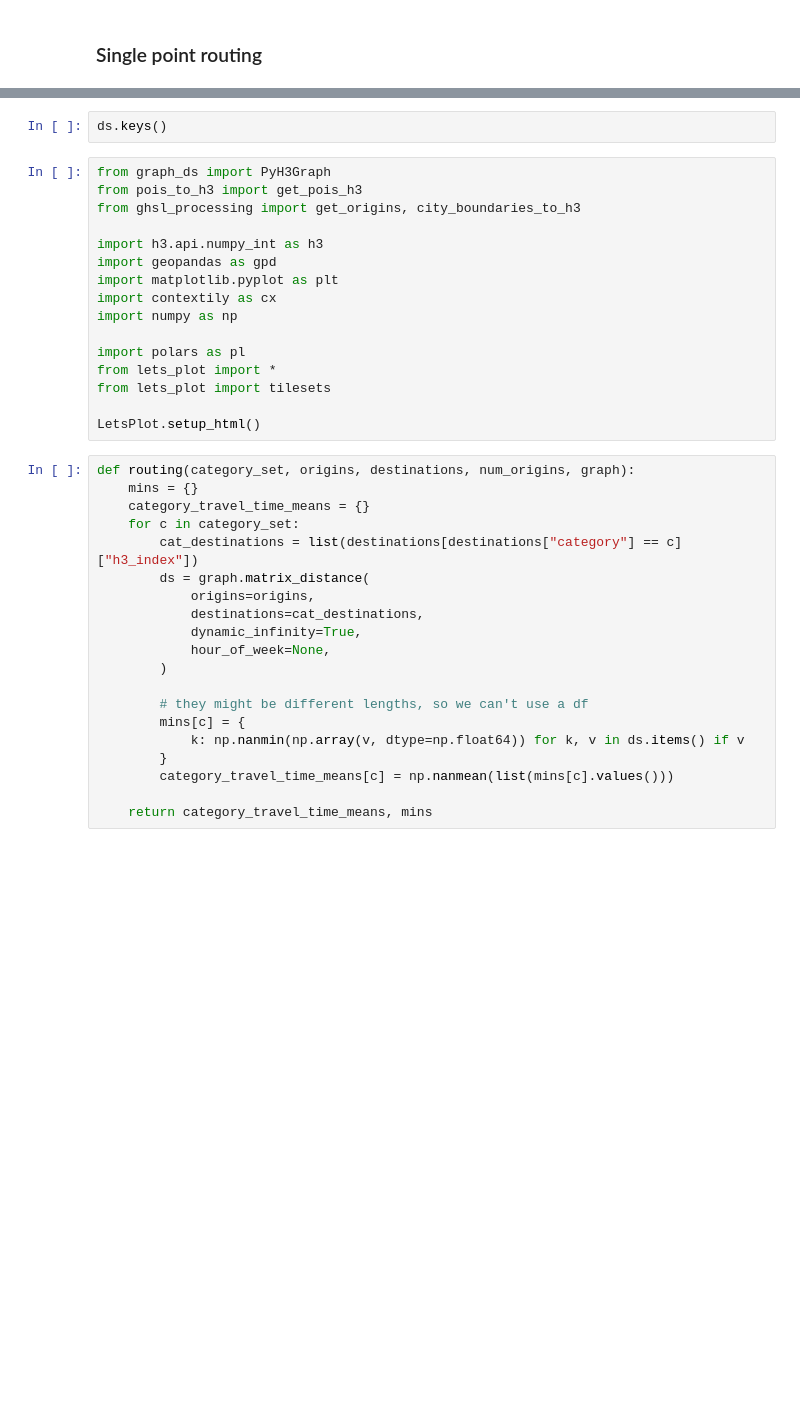
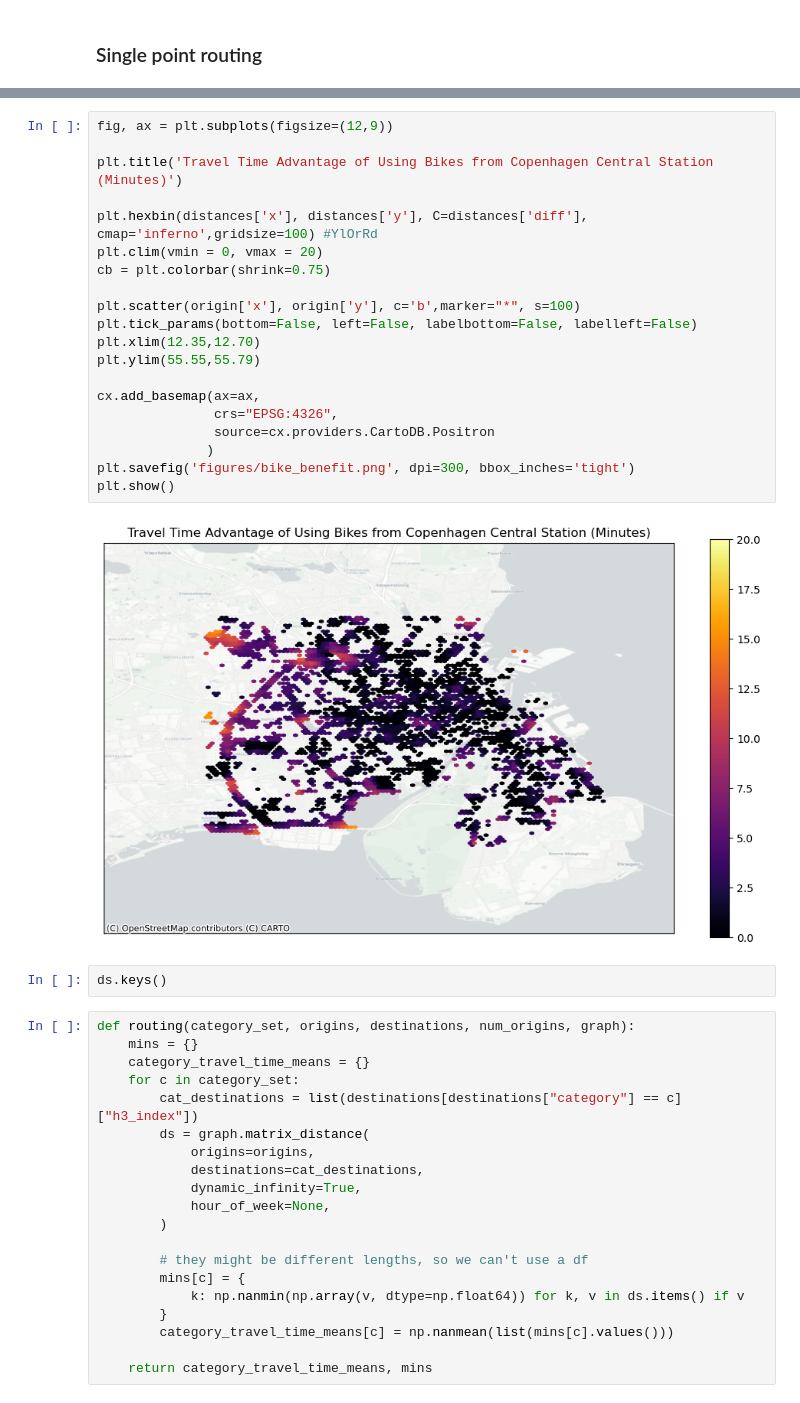
Before and after one commit to hextransit/n-minute-city, a Jupyter notebook: python/single_city_eval.ipynb, the cells around one changed output, grey strips where cells are left out. Cells and saved outputs as stored; diff of their text form; blank space fills up the shorter version.

```diff
--- a/python/single_city_eval.ipynb
+++ b/python/single_city_eval.ipynb
@@ -131,21 +204,27 @@ def kring_smoothing(df, hex_col, metric_col, k):
+# %%
+fig, ax = plt.subplots(figsize=(12,9))
+
+plt.title('Travel Time Advantage of Using Bikes from Copenhagen Central Station (Minutes)')
+
+plt.hexbin(distances['x'], distances['y'], C=distances['diff'], cmap='inferno',gridsize=100) #YlOrRd
+plt.clim(vmin = 0, vmax = 20)
+cb = plt.colorbar(shrink=0.75)
+
+plt.scatter(origin['x'], origin['y'], c='b',marker="*", s=100)
+plt.tick_params(bottom=False, left=False, labelbottom=False, labelleft=False)
+plt.xlim(12.35,12.70)
+plt.ylim(55.55,55.79)
+
+cx.add_basemap(ax=ax,
+               crs="EPSG:4326",
+               source=cx.providers.CartoDB.Positron
+              )
+plt.savefig('figures/bike_benefit.png', dpi=300, bbox_inches='tight')
+plt.show()
+# %% [output]
+[figure, added]
 # %%
 ds.keys()
-# %%
-from graph_ds import PyH3Graph
-from pois_to_h3 import get_pois_h3
-from ghsl_processing import get_origins, city_boundaries_to_h3
-
-import h3.api.numpy_int as h3
-import geopandas as gpd
-import matplotlib.pyplot as plt
-import contextily as cx
-import numpy as np
-
-import polars as pl
-from lets_plot import *
-from lets_plot import tilesets
-
-LetsPlot.setup_html()
 # %%
 def routing(category_set, origins, destinations, num_origins, graph):
     mins = {}
```
Also changed, not shown: parts of 10 cells of this notebook, 1 other file.
